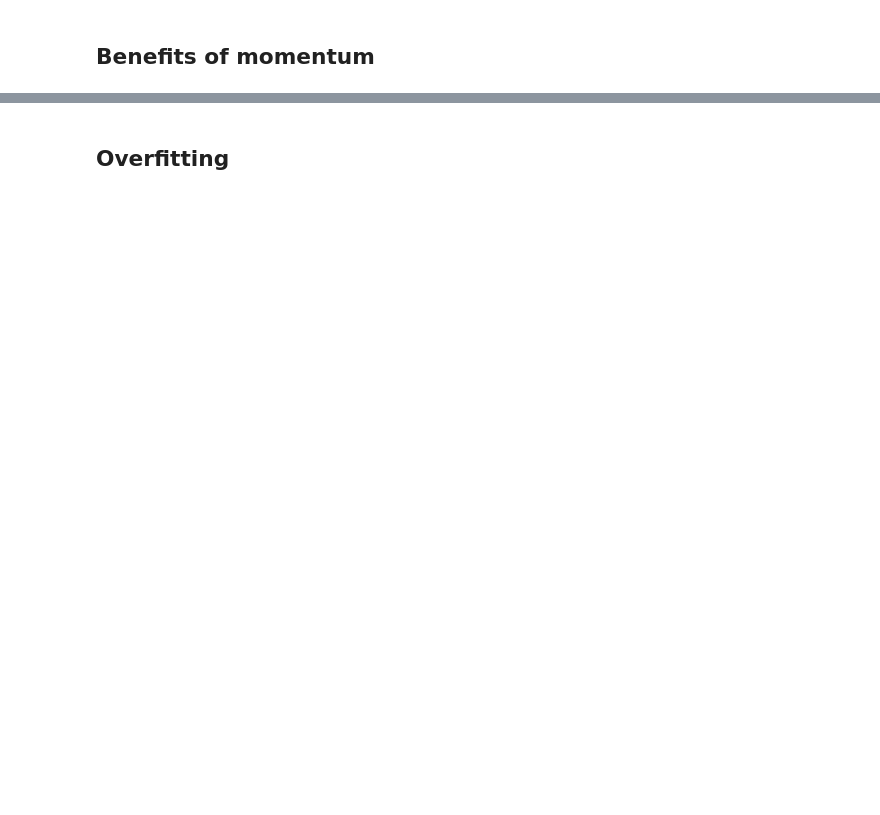
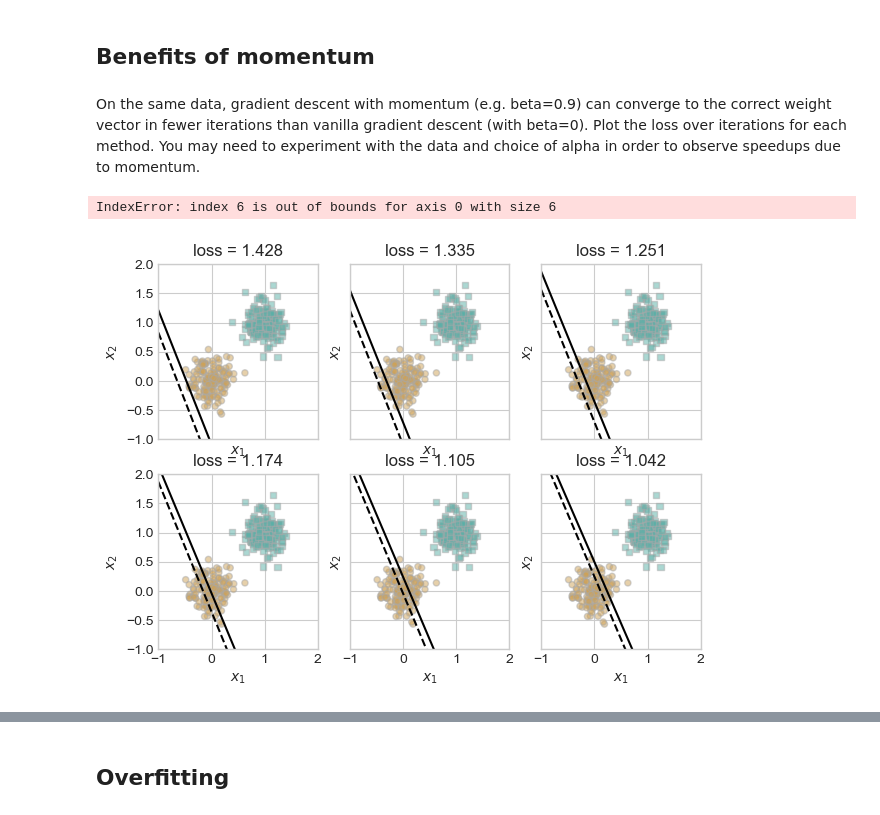
Before and after one commit to lfschweitzer/lfschweitzer.github.io, a Jupyter notebook: posts/post5/homework5.ipynb, the cells around one changed output, grey strips where cells are left out. Saved outputs shown, nothing was run; the diff lists cells and outputs as text; code cells hidden in the pictures; blank space fills up the shorter version.

Commit message:
did some experiments, not all working

```diff
--- a/posts/post5/homework5.ipynb
+++ b/posts/post5/homework5.ipynb
@@ -140,2 +166,57 @@ Through both of these visualizations we can see that the loss is decreasing mono
 # %% [markdown]
 ## Benefits of momentum
+# %% [markdown]
+On the same data, gradient descent with momentum (e.g. beta=0.9) can converge to the correct weight vector in fewer iterations than vanilla gradient descent (with beta=0). Plot the loss over iterations for each method. You may need to experiment with the data and choice of alpha in order to observe speedups due to momentum.
+# %%
+# initialize a Logistic Regression
+LR = LogisticRegression()
+opt = GradientDescentOptimizer(LR)
+X, y = classification_data(noise = 0.2)
+LR.loss(X,y)
+
+# set up the figure
+plt.rcParams["figure.figsize"] = (7, 5)
+fig, axarr = plt.subplots(2, 3, sharex = True, sharey = True)
+markers = ["o", ","]
+marker_map = {-1 : 0, 1 : 1}
+
+# initialize for main loop
+current_ax = 0
+loss_vec = []
+
+for index in range(0,1000):
+    ax = axarr.ravel()[current_ax]
+
+    # save the old value of w for plotting later
+    old_w = torch.clone(LR.w)
+
+    # to see the benefits of momentum, alpha must be sufficiently small and beta must be 0.9
+    local_loss = opt.step(X, y, alpha = 0.2, beta = 0.9)
+
+    # if a change was made, plot the old and new decision boundaries
+    # also add the new loss to loss_vec for plotting below
+    if (local_loss > 0):
+
+        if(current_ax < 6):
+            # Plot and record loss
+            plot_classification_data(X, y, ax)
+            draw_line(old_w, x_min=-1, x_max=2, ax=ax, color="black", linestyle="dashed")
+
+            loss = LR.loss(X, y).item()
+            # print(f"{loss=}")
+
+            loss_vec.append(loss)
+            draw_line(LR.w, x_min=-1, x_max=2, ax=ax, color="black")
+            ax.set_title(f"loss = {loss:.3f}")
+            ax.set(xlim=(-1, 2), ylim=(-1, 2))
+            current_ax += 1
+        else:
+
+            loss = LR.loss(X, y).item()
+            # print(f"{loss=}")
+
+            loss_vec.append(loss)
+plt.tight_layout()
+# %% [output]
+IndexError: index 6 is out of bounds for axis 0 with size 6
+[figure, added]
```
Also changed, not shown: parts of 22 cells of this notebook, 1 other file.
